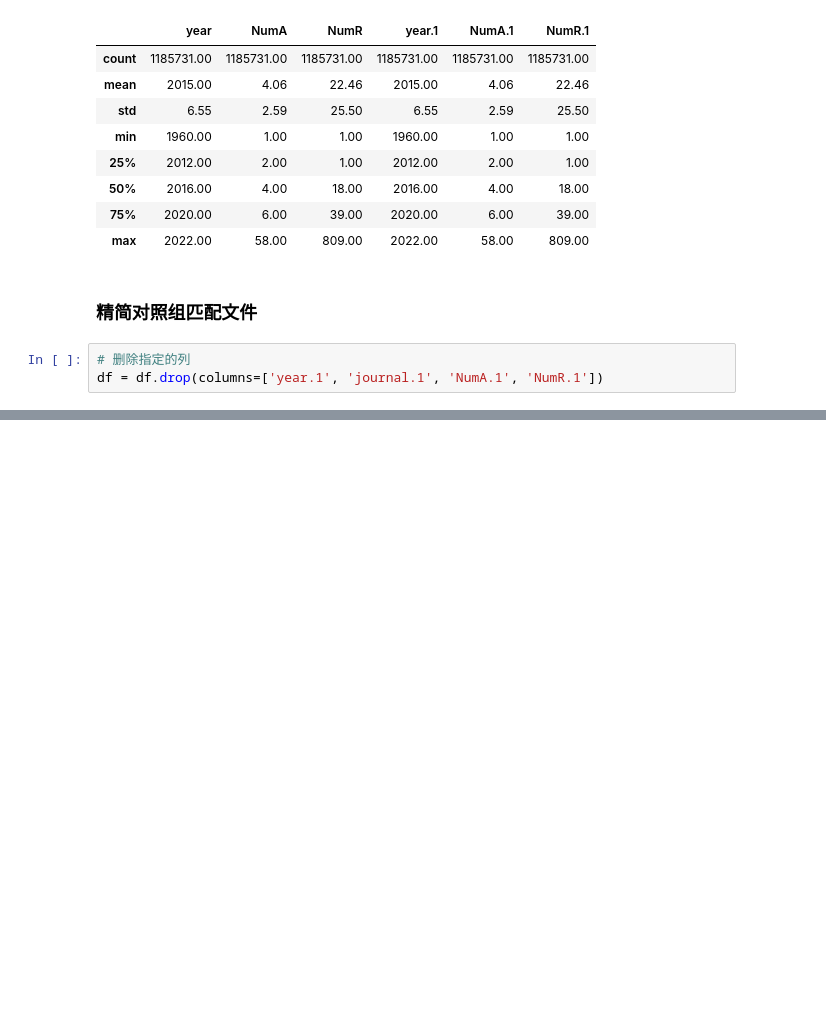
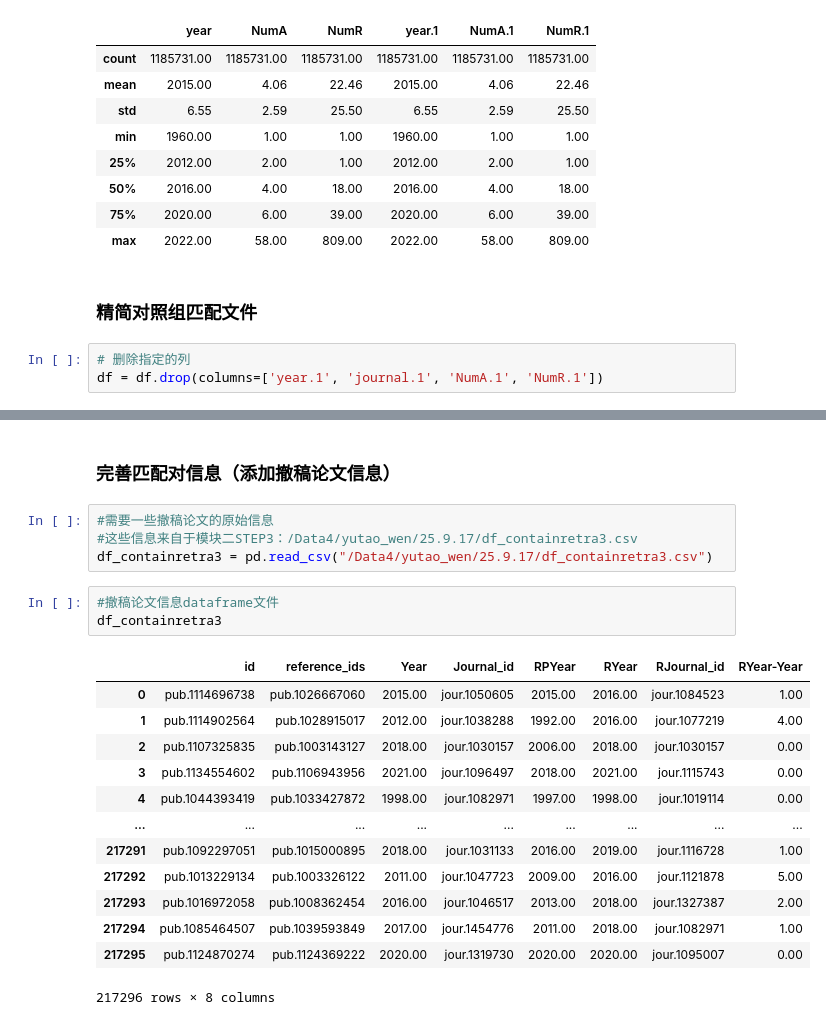
Before and after one commit to moonnotwhite30/notebook-backup, a Jupyter notebook: 2025_09_05.ipynb, the cells around one changed output, grey strips where cells are left out. Cells and saved outputs as stored; diff of their text form; blank space fills up the shorter version.

```diff
--- a/2025_09_05.ipynb
+++ b/2025_09_05.ipynb
@@ -835,0 +858,23 @@ df = df.rename(columns={
+# %% [markdown]
+### 完善匹配对信息（添加撤稿论文信息）
+# %%
+#需要一些撤稿论文的原始信息
+#这些信息来自于模块二STEP3：/Data4/yutao_wen/25.9.17/df_containretra3.csv
+df_containretra3 = pd.read_csv("/Data4/yutao_wen/25.9.17/df_containretra3.csv")
+# %%
+#撤稿论文信息dataframe文件
+df_containretra3
+# %% [output]
+|  | id | reference_ids | Year | Journal_id | RPYear | RYear | RJournal_id | RYear-Year |
+| 0 | pub.1114696738 | pub.1026667060 | 2015.00 | jour.1050605 | 2015.00 | 2016.00 | jour.1084523 | 1.00 |
+| 1 | pub.1114902564 | pub.1028915017 | 2012.00 | jour.1038288 | 1992.00 | 2016.00 | jour.1077219 | 4.00 |
+| 2 | pub.1107325835 | pub.1003143127 | 2018.00 | jour.1030157 | 2006.00 | 2018.00 | jour.1030157 | 0.00 |
+| 3 | pub.1134554602 | pub.1106943956 | 2021.00 | jour.1096497 | 2018.00 | 2021.00 | jour.1115743 | 0.00 |
+| 4 | pub.1044393419 | pub.1033427872 | 1998.00 | jour.1082971 | 1997.00 | 1998.00 | jour.1019114 | 0.00 |
+| ... | ... | ... | ... | ... | ... | ... | ... | ... |
+| 217291 | pub.1092297051 | pub.1015000895 | 2018.00 | jour.1031133 | 2016.00 | 2019.00 | jour.1116728 | 1.00 |
+| 217292 | pub.1013229134 | pub.1003326122 | 2011.00 | jour.1047723 | 2009.00 | 2016.00 | jour.1121878 | 5.00 |
+| 217293 | pub.1016972058 | pub.1008362454 | 2016.00 | jour.1046517 | 2013.00 | 2018.00 | jour.1327387 | 2.00 |
+| 217294 | pub.1085464507 | pub.1039593849 | 2017.00 | jour.1454776 | 2011.00 | 2018.00 | jour.1082971 | 1.00 |
+| 217295 | pub.1124870274 | pub.1124369222 | 2020.00 | jour.1319730 | 2020.00 | 2020.00 | jour.1095007 | 0.00 |
+217296 rows × 8 columns
```
Also changed, not shown: parts of 16 cells of this notebook.
